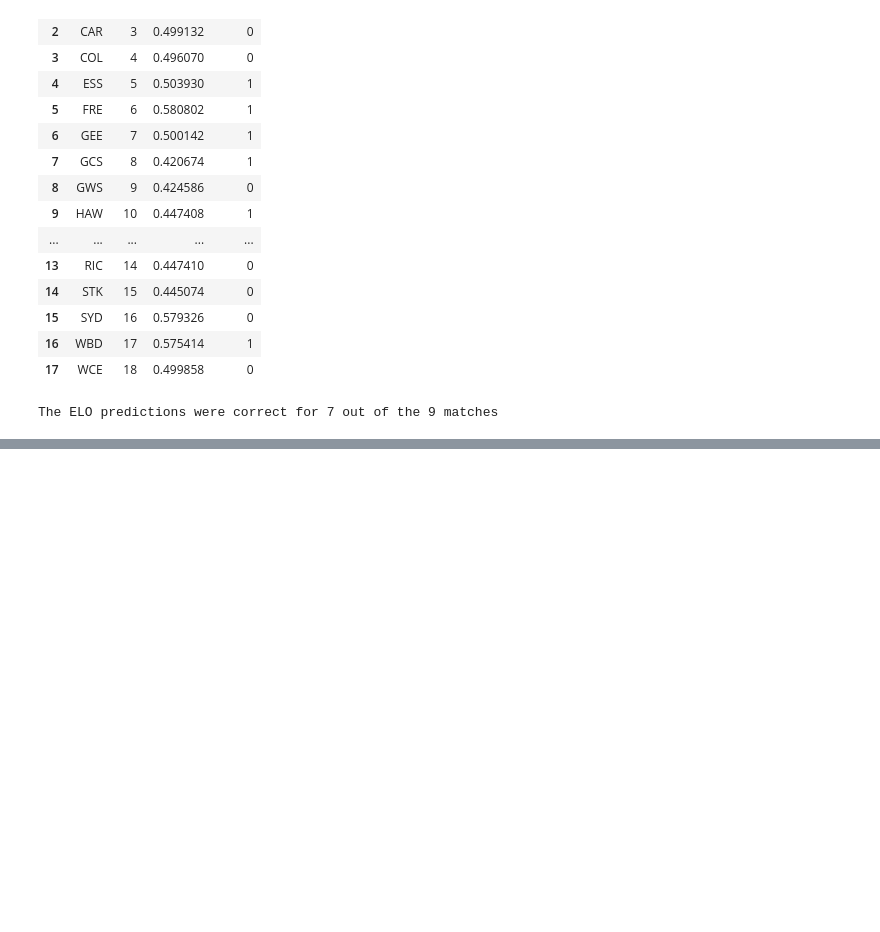
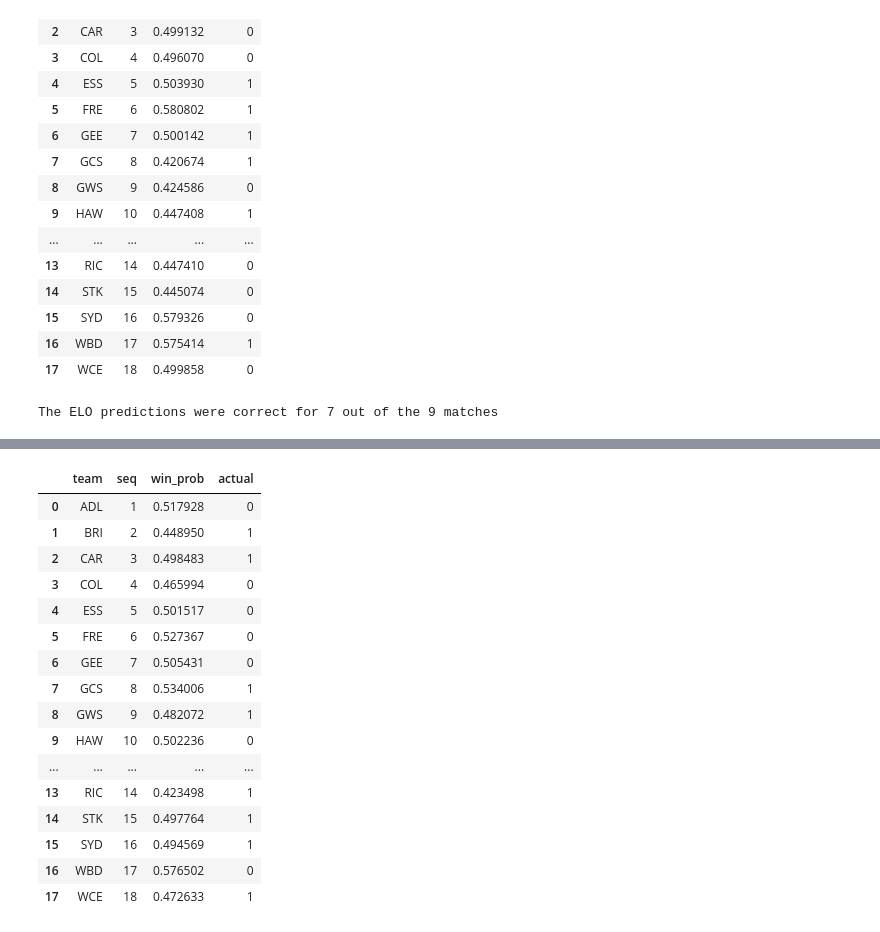
Before and after one commit to stevegabriel1/afl_elo_ratings, a Jupyter notebook: basic_version.ipynb, the cells around one changed output, grey strips where cells are left out. Cells and saved outputs as stored; diff of their text form; code cells hidden in the pictures; blank space fills up the shorter version.

```diff
--- a/basic_version.ipynb
+++ b/basic_version.ipynb
@@ -953,0 +1004,13 @@ The ELO predictions were correct for 7 out of the 9 matches
+# %%
+# create concise lookup table which is a subset of contests_w4:
+lookup_vals = contests[['team','rating_n1']]
+lookup_vals.columns = ['opp_team','rating_n1_opp']
+# %%
+joined = pd.merge(contests,
+                      lookup_vals,
+                      on ='opp_team',
+                      how ='left')
+# %%
+## Now the formula for win probability can be applied row by row:
+joined['win_prob'] = 1/(1 + (10**((joined['rating_n1_opp'] - joined['rating_n1'])/400)))
+joined.head()
@@ -953,0 +1024,23 @@ The ELO predictions were correct for 7 out of the 9 matches
+# %%
+quick_results_check = joined[['team','seq','win_prob']]
+quick_results_check['actual'] = [0,1,1,0,0,0,0,1,1,0,1,0,0,1,1,1,0,1]
+quick_results_check.columns = ['team','seq','win_prob','actual']
+quick_results_check
+# %% [output]
+|  | team | seq | win_prob | actual |
+| 0 | ADL | 1 | 0.517928 | 0 |
+| 1 | BRI | 2 | 0.448950 | 1 |
+| 2 | CAR | 3 | 0.498483 | 1 |
+| 3 | COL | 4 | 0.465994 | 0 |
+| 4 | ESS | 5 | 0.501517 | 0 |
+| 5 | FRE | 6 | 0.527367 | 0 |
+| 6 | GEE | 7 | 0.505431 | 0 |
+| 7 | GCS | 8 | 0.534006 | 1 |
+| 8 | GWS | 9 | 0.482072 | 1 |
+| 9 | HAW | 10 | 0.502236 | 0 |
+| ... | ... | ... | ... | ... |
+| 13 | RIC | 14 | 0.423498 | 1 |
+| 14 | STK | 15 | 0.497764 | 1 |
+| 15 | SYD | 16 | 0.494569 | 1 |
+| 16 | WBD | 17 | 0.576502 | 0 |
+| 17 | WCE | 18 | 0.472633 | 1 |
```
Also changed, not shown: parts of 8 cells of this notebook.
